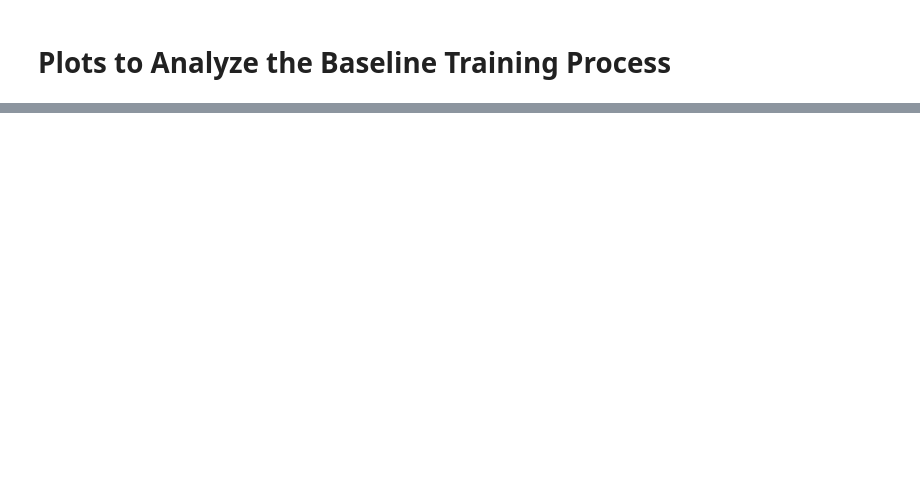
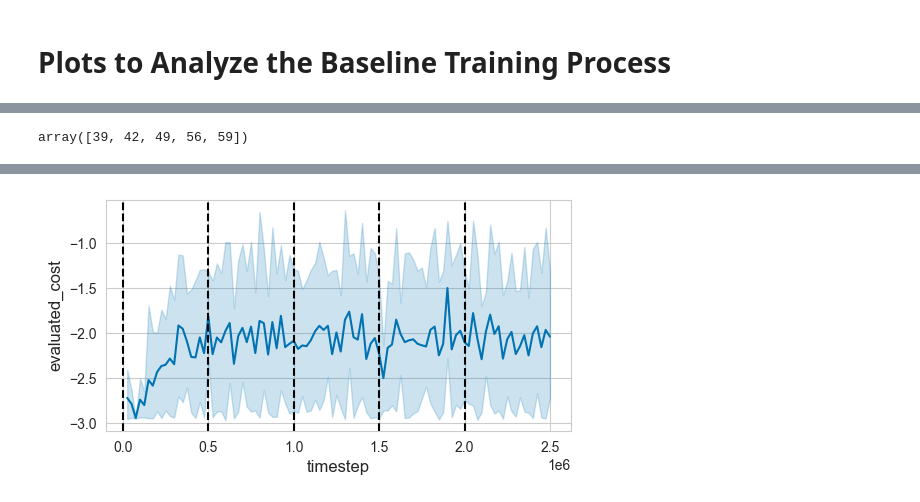
Before and after one commit to automl/GrowNN, a Jupyter notebook: plotting/plot_trianing_process.ipynb, the cells around one changed output, grey strips where cells are left out. Drawn from its saved outputs; the diff is of its cells as text; code cells hidden in the pictures; blank space fills up the shorter version.

```diff
--- a/plotting/plot_trianing_process.ipynb
+++ b/plotting/plot_trianing_process.ipynb
@@ -209,0 +132,5 @@ plt.show()
+# %%
+configruations = get_logtable(database_name="fehring_growing_nn", table_name="net2deeper", logtable_name="configurations", config_file="approach/net2deeper/config/net2deeper.yaml")
+net2net_run = configruations[configruations["experiment_id"] == 1]
+net2net_incumbent_config = net2net_run[net2net_run["trial_number"] == net2net_incumbent_id]
+compare_columns = ["batch_size","clip_range","clip_range_vf","ent_coef","gae_lambda",'learning_rate',"max_grad_norm","n_epochs","n_steps","normalize_advantage","vf_coef"]
@@ -209,0 +155,21 @@ plt.show()
+# %%
+trial_numbers = net2net_run[net2net_run["learning_rate"] == net2net_incumbent_config["learning_rate"].values[0]]["trial_number"].unique()
+trial_numbers
+# %% [output]
+array([39, 42, 49, 56, 59])
+# %%
+net2deeper_training_process = get_logtable(database_name="fehring_growing_nn", table_name="net2deeper", logtable_name="training_process", config_file="approach/net2deeper/config/net2deeper.yaml")
+net2deeper_incumbent_training_process = net2deeper_training_process[net2deeper_training_process["experiment_id"] == 1]
+net2deeper_incumbent_training_process = net2deeper_incumbent_training_process[net2deeper_incumbent_training_process["trial_number"] == net2net_incumbent_id]
+
+new_df = pd.DataFrame(columns=net2deeper_incumbent_training_process.columns)
+for new_budget, trial_number in enumerate(trial_numbers):
+    relevant_df = net2deeper_training_process[net2deeper_training_process["trial_number"] == trial_number]
+    relevant_df["timestep"] = relevant_df["timestep"] + new_budget * relevant_df["timestep"].max()
+    new_df = pd.concat([new_df, relevant_df])
+sns.lineplot(data=new_df, x="timestep", y="evaluated_cost")
+
+# Add Vline for each budget
+for budget in range(len(trial_numbers)):
+    plt.axvline(x=500000 * budget, color="black", linestyle="--")
+# %% [output]
@@ -209,0 +193 @@ plt.show()
+[figure, added]
```
Also changed, not shown: parts of 38 cells of this notebook, 6 other files.
